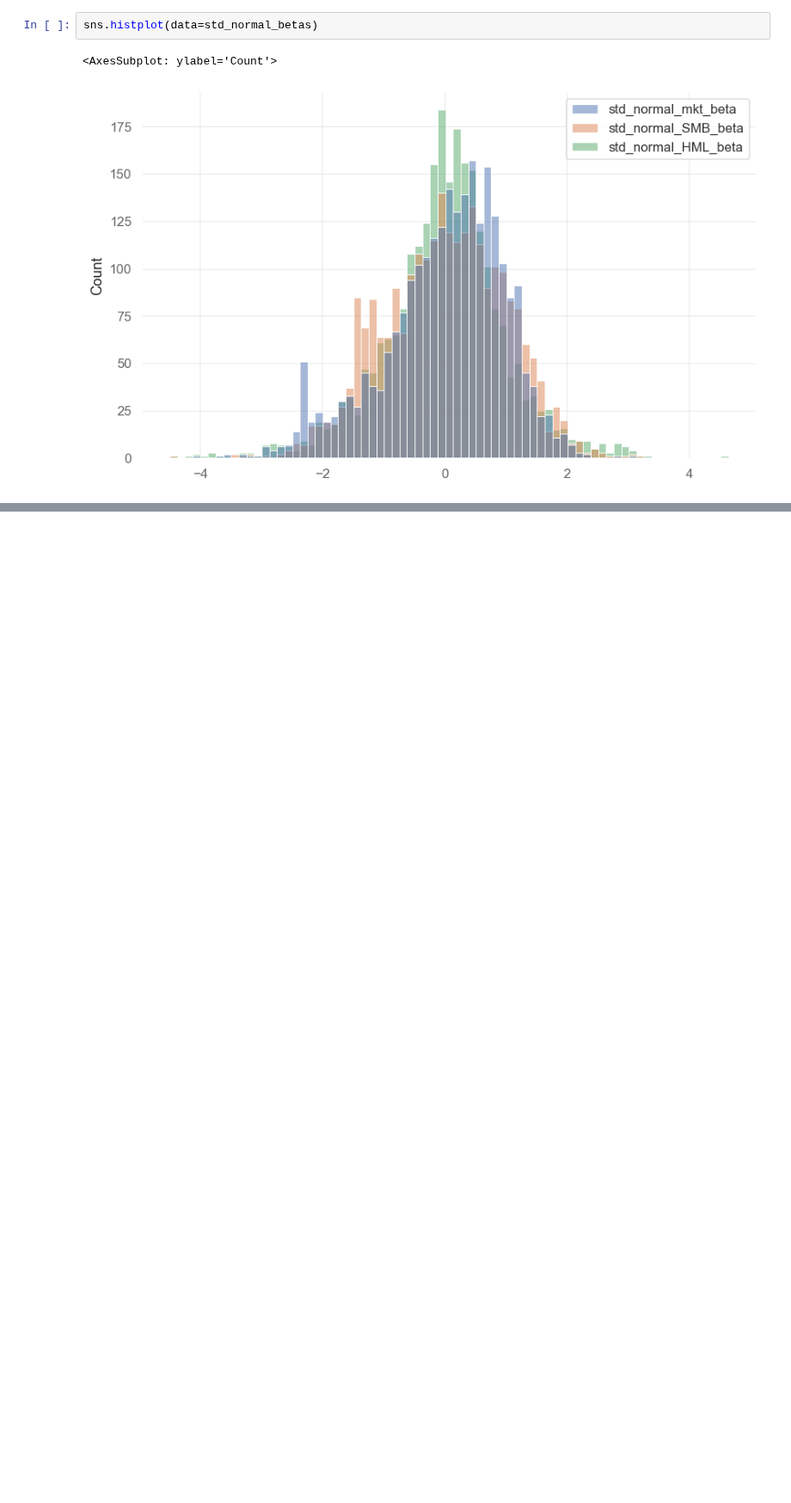
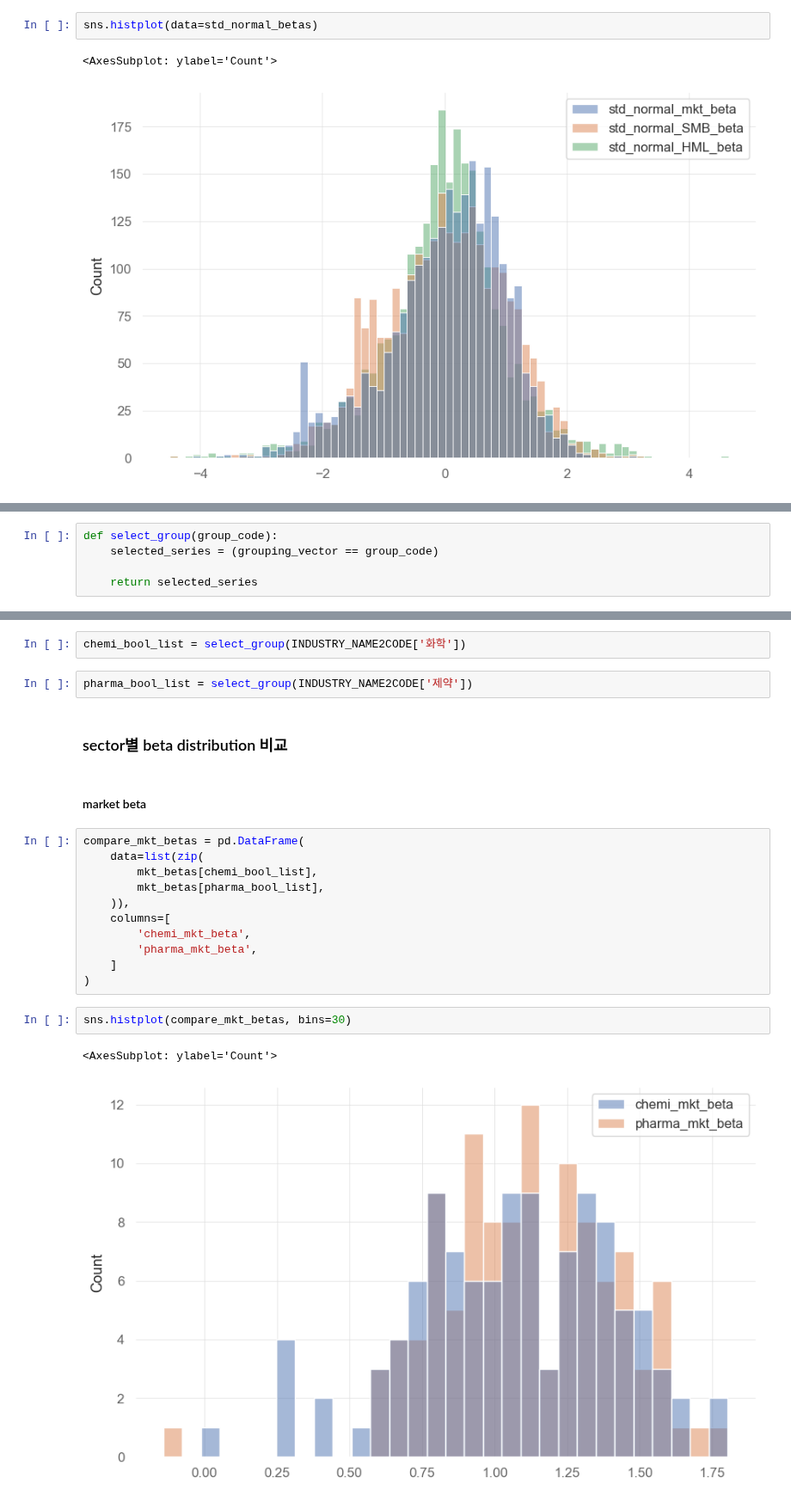
Before and after one commit to jaepil-choi/korquanttools, a Jupyter notebook: notebooks/factor_research.ipynb, the cells around one changed output, grey strips where cells are left out. Shown at 86% size. Cells and saved outputs as stored; diff of their text form; blank space fills up the shorter version.

Commit message:
[FEAT] : Add group comparison of beta distribution

```diff
--- a/notebooks/factor_research.ipynb
+++ b/notebooks/factor_research.ipynb
@@ -1195,0 +1204,5 @@ sns.histplot(data=std_normal_betas)
+# %%
+def select_group(group_code):
+    selected_series = (grouping_vector == group_code)
+
+    return selected_series
@@ -1195,0 +1223,24 @@ sns.histplot(data=std_normal_betas)
+# %%
+chemi_bool_list = select_group(INDUSTRY_NAME2CODE['화학'])
+# %%
+pharma_bool_list = select_group(INDUSTRY_NAME2CODE['제약'])
+# %% [markdown]
+### sector별 beta distribution 비교
+# %% [markdown]
+#### market beta
+# %%
+compare_mkt_betas = pd.DataFrame(
+    data=list(zip(
+        mkt_betas[chemi_bool_list],
+        mkt_betas[pharma_bool_list],
+    )),
+    columns=[
+        'chemi_mkt_beta',
+        'pharma_mkt_beta',
+    ]
+)
+# %%
+sns.histplot(compare_mkt_betas, bins=30)
+# %% [output]
+<AxesSubplot: ylabel='Count'>
+[figure, added]
```
Also changed, not shown: parts of 12 cells of this notebook.
